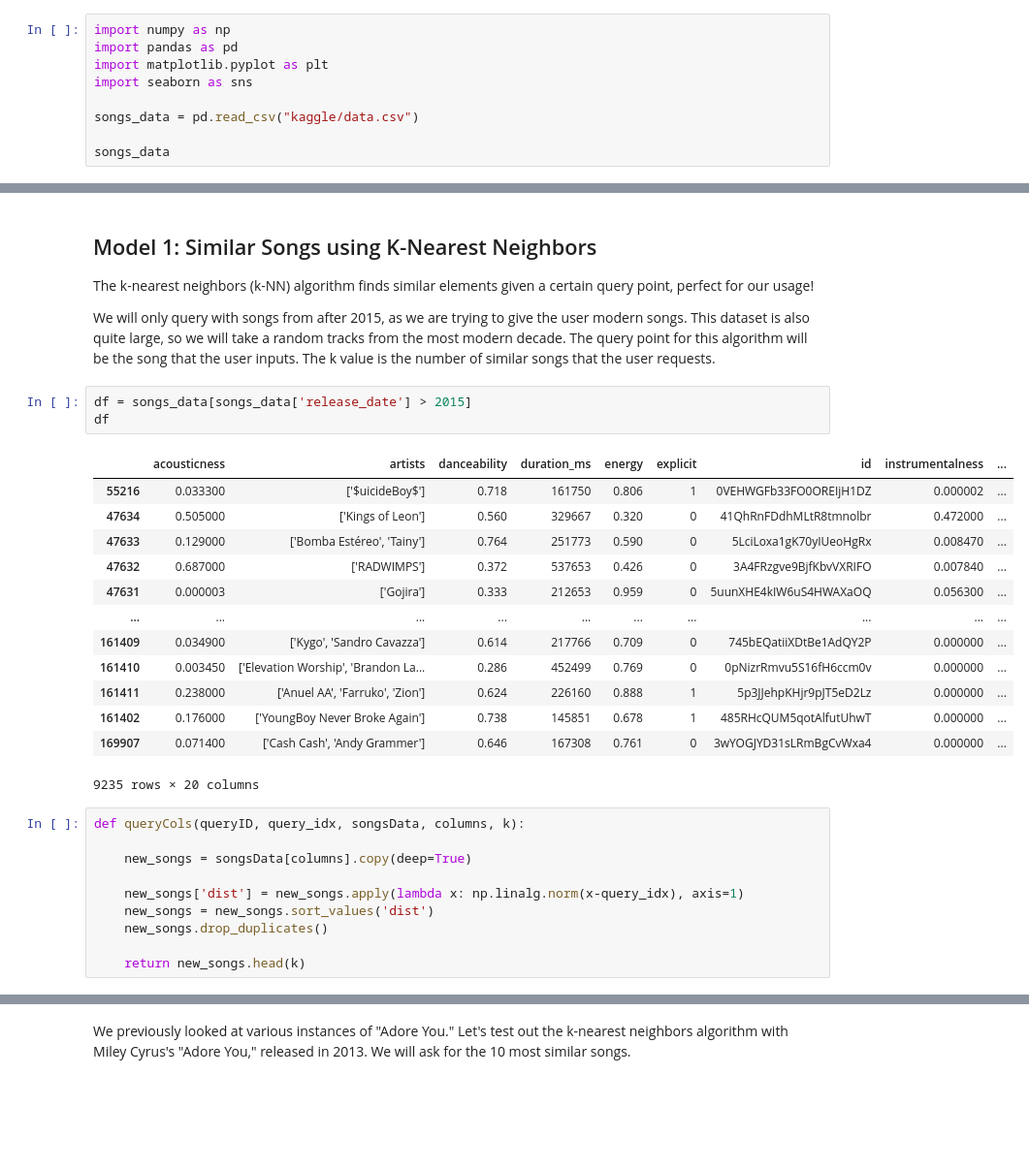
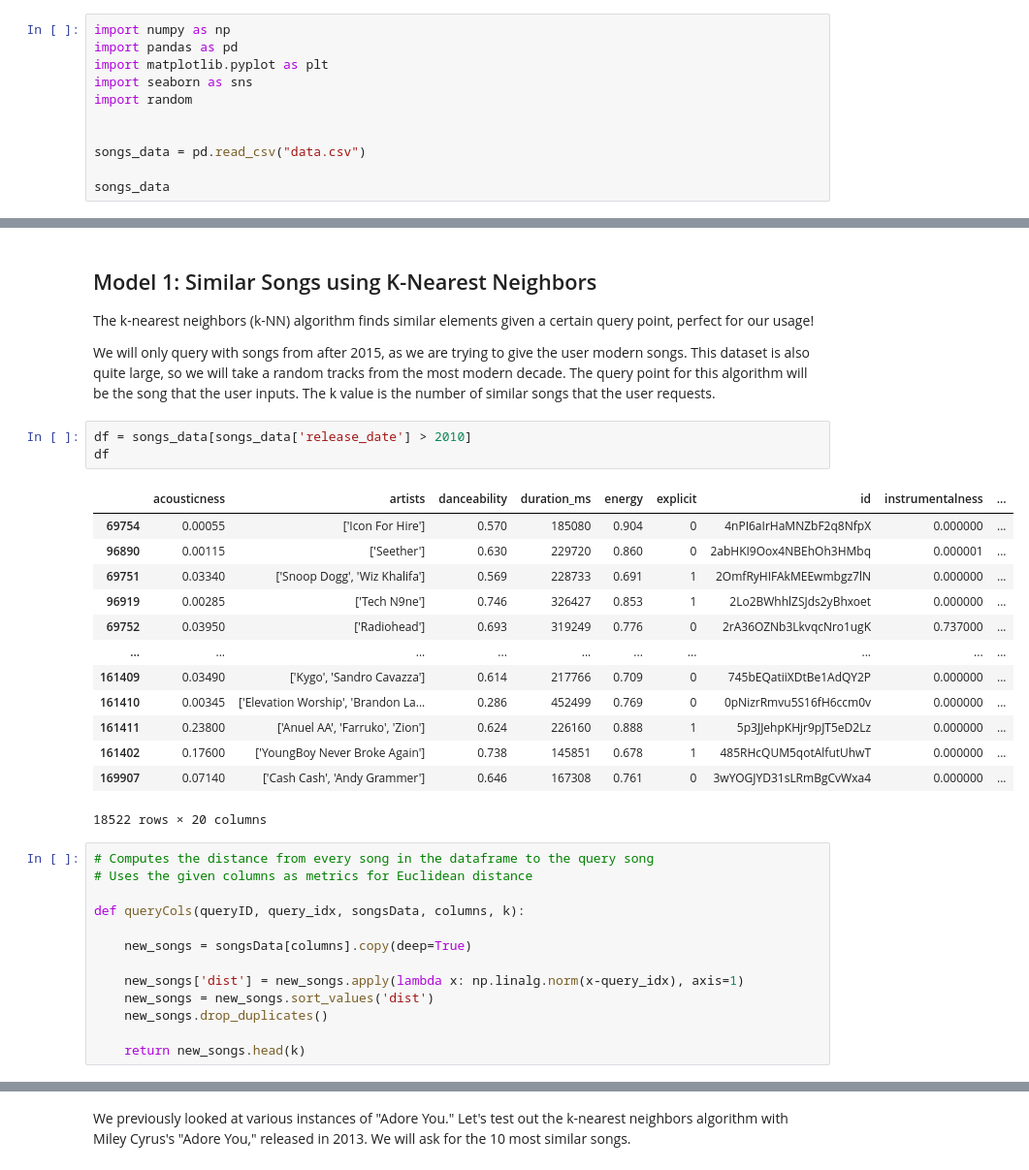
Before and after one commit to apalmm/contemporary-songs, a Jupyter notebook: recommendation_models.ipynb, the cells around one changed output, grey strips where cells are left out. Shown at 97% size. Drawn from its saved outputs; the diff is of its cells as text; blank space fills up the shorter version.

```diff
--- a/recommendation_models.ipynb
+++ b/recommendation_models.ipynb
@@ -11,8 +11,10 @@ import numpy as np
 import pandas as pd
 import matplotlib.pyplot as plt
 import seaborn as sns
+import random
 
-songs_data = pd.read_csv("kaggle/data.csv")
+
+songs_data = pd.read_csv("data.csv")
 
 songs_data
 # %% [output]
@@ -222,23 +222,26 @@ The k-nearest neighbors (k-NN) algorithm finds similar elements given a certain
 
 We will only query with songs from after 2015, as we are trying to give the user modern songs. This dataset is also quite large, so we will take a random tracks from the most modern decade. The query point for this algorithm will be the song that the user inputs. The k value is the number of similar songs that the user requests.
 # %%
-df = songs_data[songs_data['release_date'] > 2015]
+df = songs_data[songs_data['release_date'] > 2010]
 df
 # %% [output]
 |  | acousticness | artists | danceability | duration_ms | energy | explicit | id | instrumentalness | ... |
-| 55216 | 0.033300 | ['$uicideBoy$'] | 0.718 | 161750 | 0.806 | 1 | 0VEHWGFb33FO0OREIjH1DZ | 0.000002 | ... |
-| 47634 | 0.505000 | ['Kings of Leon'] | 0.560 | 329667 | 0.320 | 0 | 41QhRnFDdhMLtR8tmnolbr | 0.472000 | ... |
-| 47633 | 0.129000 | ['Bomba Estéreo', 'Tainy'] | 0.764 | 251773 | 0.590 | 0 | 5LciLoxa1gK70yIUeoHgRx | 0.008470 | ... |
-| 47632 | 0.687000 | ['RADWIMPS'] | 0.372 | 537653 | 0.426 | 0 | 3A4FRzgve9BjfKbvVXRIFO | 0.007840 | ... |
-| 47631 | 0.000003 | ['Gojira'] | 0.333 | 212653 | 0.959 | 0 | 5uunXHE4kIW6uS4HWAXaOQ | 0.056300 | ... |
+| 69754 | 0.00055 | ['Icon For Hire'] | 0.570 | 185080 | 0.904 | 0 | 4nPI6aIrHaMNZbF2q8NfpX | 0.000000 | ... |
+| 96890 | 0.00115 | ['Seether'] | 0.630 | 229720 | 0.860 | 0 | 2abHKI9Oox4NBEhOh3HMbq | 0.000001 | ... |
+| 69751 | 0.03340 | ['Snoop Dogg', 'Wiz Khalifa'] | 0.569 | 228733 | 0.691 | 1 | 2OmfRyHIFAkMEEwmbgz7lN | 0.000000 | ... |
+| 96919 | 0.00285 | ['Tech N9ne'] | 0.746 | 326427 | 0.853 | 1 | 2Lo2BWhhlZSJds2yBhxoet | 0.000000 | ... |
+| 69752 | 0.03950 | ['Radiohead'] | 0.693 | 319249 | 0.776 | 0 | 2rA36OZNb3LkvqcNro1ugK | 0.737000 | ... |
 | ... | ... | ... | ... | ... | ... | ... | ... | ... | ... |
-| 161409 | 0.034900 | ['Kygo', 'Sandro Cavazza'] | 0.614 | 217766 | 0.709 | 0 | 745bEQatiiXDtBe1AdQY2P | 0.000000 | ... |
-| 161410 | 0.003450 | ['Elevation Worship', 'Brandon La... | 0.286 | 452499 | 0.769 | 0 | 0pNizrRmvu5S16fH6ccm0v | 0.000000 | ... |
-| 161411 | 0.238000 | ['Anuel AA', 'Farruko', 'Zion'] | 0.624 | 226160 | 0.888 | 1 | 5p3JJehpKHjr9pJT5eD2Lz | 0.000000 | ... |
-| 161402 | 0.176000 | ['YoungBoy Never Broke Again'] | 0.738 | 145851 | 0.678 | 1 | 485RHcQUM5qotAlfutUhwT | 0.000000 | ... |
-| 169907 | 0.071400 | ['Cash Cash', 'Andy Grammer'] | 0.646 | 167308 | 0.761 | 0 | 3wYOGJYD31sLRmBgCvWxa4 | 0.000000 | ... |
+| 161409 | 0.03490 | ['Kygo', 'Sandro Cavazza'] | 0.614 | 217766 | 0.709 | 0 | 745bEQatiiXDtBe1AdQY2P | 0.000000 | ... |
+| 161410 | 0.00345 | ['Elevation Worship', 'Brandon La... | 0.286 | 452499 | 0.769 | 0 | 0pNizrRmvu5S16fH6ccm0v | 0.000000 | ... |
+| 161411 | 0.23800 | ['Anuel AA', 'Farruko', 'Zion'] | 0.624 | 226160 | 0.888 | 1 | 5p3JJehpKHjr9pJT5eD2Lz | 0.000000 | ... |
+| 161402 | 0.17600 | ['YoungBoy Never Broke Again'] | 0.738 | 145851 | 0.678 | 1 | 485RHcQUM5qotAlfutUhwT | 0.000000 | ... |
+| 169907 | 0.07140 | ['Cash Cash', 'Andy Grammer'] | 0.646 | 167308 | 0.761 | 0 | 3wYOGJYD31sLRmBgCvWxa4 | 0.000000 | ... |
-9235 rows × 20 columns
+18522 rows × 20 columns
 # %%
+# Computes the distance from every song in the dataframe to the query song
+# Uses the given columns as metrics for Euclidean distance
+
 def queryCols(queryID, query_idx, songsData, columns, k):
 
     new_songs = songsData[columns].copy(deep=True)
```
Also changed, not shown: parts of 24 cells of this notebook.
